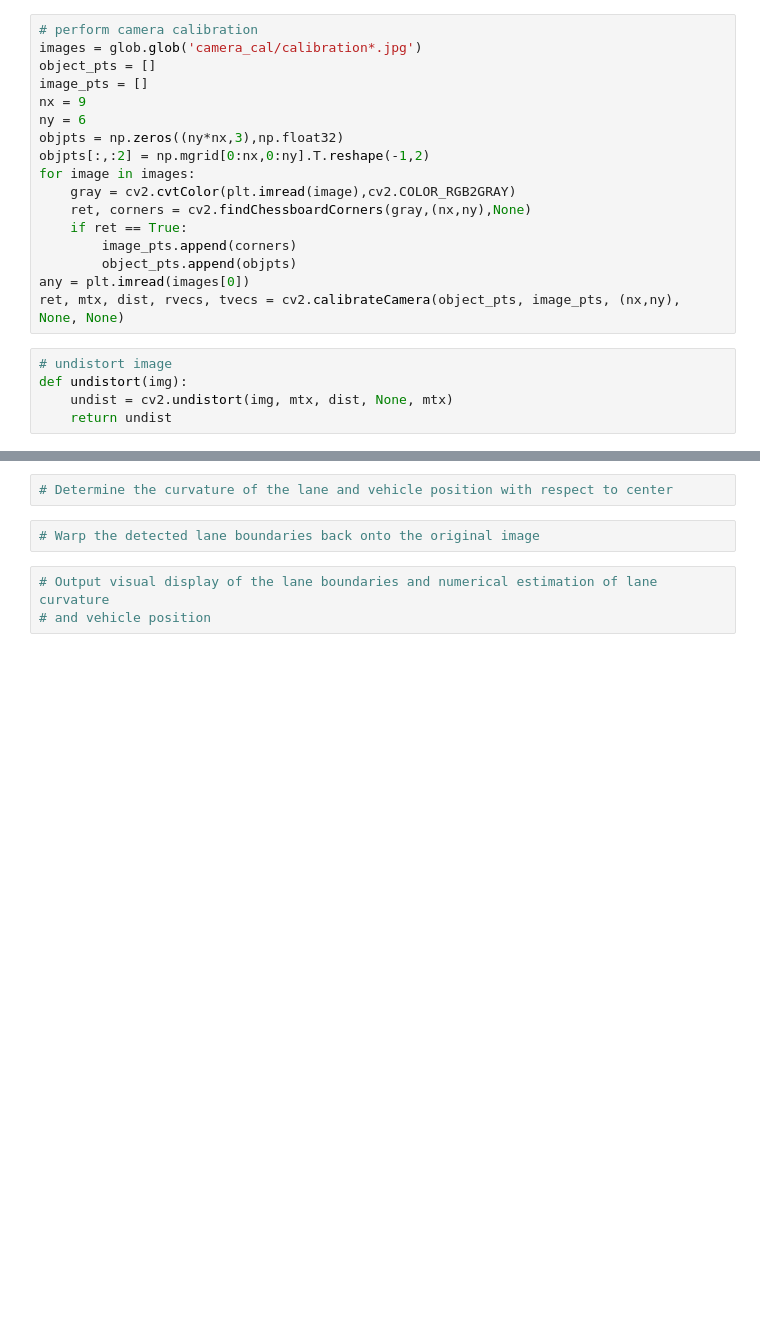
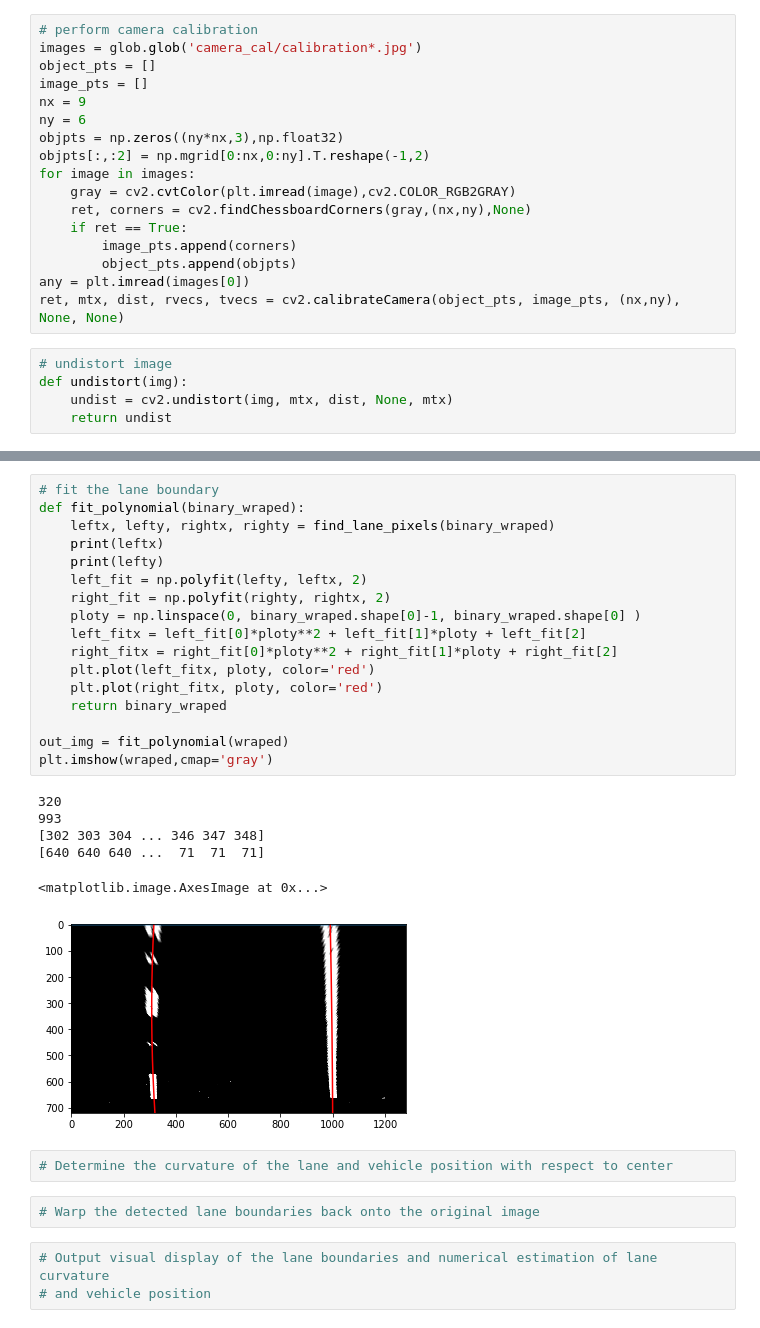
Before and after one commit to vengalraoguttha/CarND-Advanced-Lane-Lines, a Jupyter notebook: Advanced Lane Finding.ipynb, the cells around one changed output, grey strips where cells are left out. Cells and saved outputs as stored; diff of their text form; blank space fills up the shorter version.

```diff
--- a/Advanced Lane Finding.ipynb
+++ b/Advanced Lane Finding.ipynb
@@ -38,3 +193,27 @@ def undistort(img):
+# %%
+# fit the lane boundary
+def fit_polynomial(binary_wraped):
+    leftx, lefty, rightx, righty = find_lane_pixels(binary_wraped)
+    print(leftx)
+    print(lefty)
+    left_fit = np.polyfit(lefty, leftx, 2)
+    right_fit = np.polyfit(righty, rightx, 2)
+    ploty = np.linspace(0, binary_wraped.shape[0]-1, binary_wraped.shape[0] )
+    left_fitx = left_fit[0]*ploty**2 + left_fit[1]*ploty + left_fit[2]
+    right_fitx = right_fit[0]*ploty**2 + right_fit[1]*ploty + right_fit[2]
+    plt.plot(left_fitx, ploty, color='red')
+    plt.plot(right_fitx, ploty, color='red')
+    return binary_wraped
+
+out_img = fit_polynomial(wraped)
+plt.imshow(wraped,cmap='gray')
+# %% [output]
+320
+993
+[302 303 304 ... 346 347 348]
+[640 640 640 ...  71  71  71]
+<matplotlib.image.AxesImage at 0x...>
+[figure, added]
 # %%
 # Determine the curvature of the lane and vehicle position with respect to center
 # %%
```
Also changed, not shown: parts of 8 cells of this notebook.
